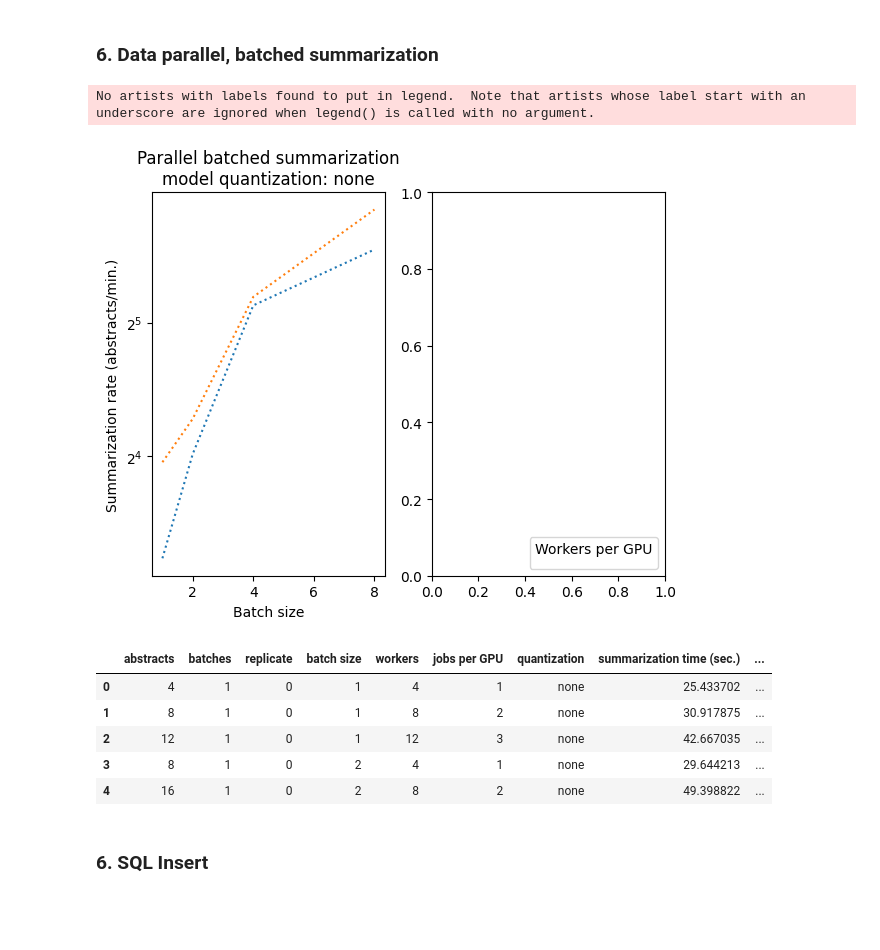
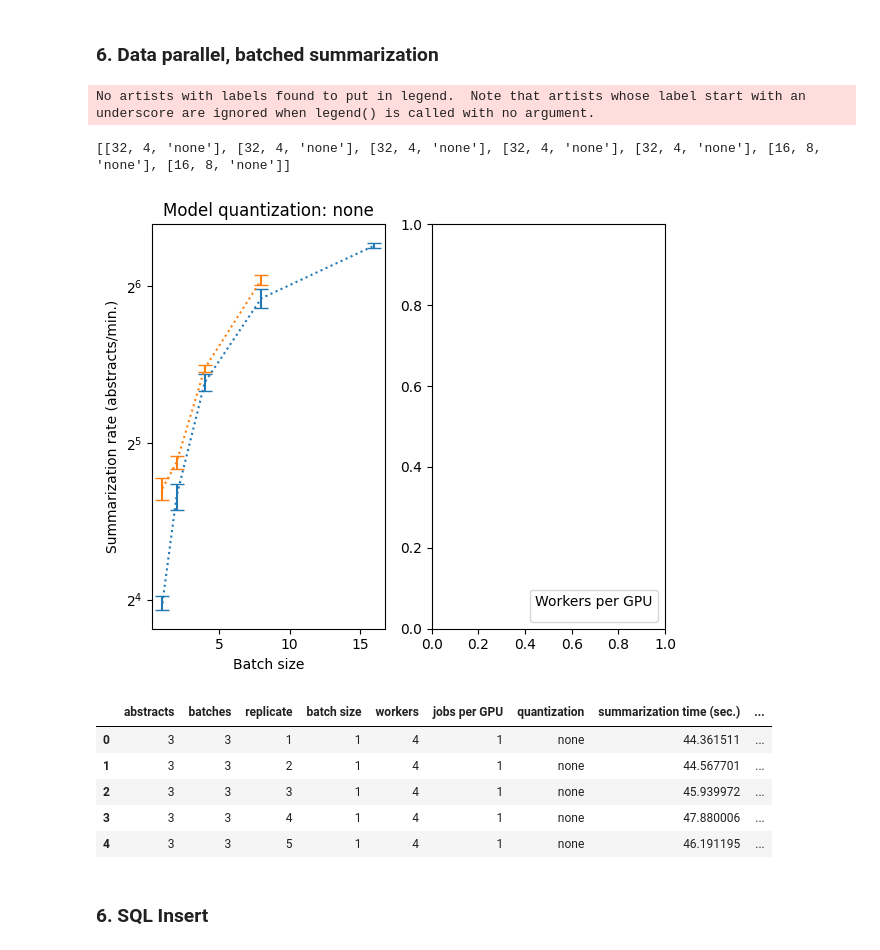
Before and after one commit to gperdrizet/PUBSUM, a Jupyter notebook: pubsum/notebooks/benchmarking_results.ipynb, the cells around one changed output. Drawn from its saved outputs; the diff is of its cells as text; code cells hidden in the pictures; blank space fills up the shorter version.

```diff
--- a/pubsum/notebooks/benchmarking_results.ipynb
+++ b/pubsum/notebooks/benchmarking_results.ipynb
@@ -245,7 +318,33 @@ plt.show()
 # %% [markdown]
 ### 6. Data parallel, batched summarization
 # %%
-data = pd.read_csv('../benchmarks/parallel_batched_summarize/results.csv')
+import numpy as np
+
+data = pd.read_csv('../benchmarks/parallel_batched_summarization/results.csv')
+
+OOM_columns = [
+    'summarization time (sec.)',
+    'summarization rate (abstracts/sec.)'
+]
+
+OOM = data[data['summarization time (sec.)'] == 'OOM']
+OOM = OOM[['batch size', 'workers', 'quantization']]
+OOM_conditions = OOM.to_numpy().tolist()
+
+for OOM_column in OOM_columns:
+    for condition in OOM_conditions:
+
+        data[OOM_column].loc[
+            (data['batch size'] == condition[0]) &
+            (data['workers'] == condition[1]) &
+            (data['quantization'] == condition[2])
+        ] = np.nan
+
+data.dropna(inplace=True)
+
+data['summarization time (sec.)'] = data['summarization time (sec.)'].astype(float)
+data['summarization rate (abstracts/sec.)'] = data['summarization rate (abstracts/sec.)'].astype(float)
+
 data['summarization rate (abstracts/min.)'] = data['summarization rate (abstracts/sec.)'] * 60
 data['jobs per GPU'] = data['workers'] // 4
 
@@ -265,41 +364,42 @@ for quantization in quantization_types:
         plot_data = quantization_type_data[quantization_type_data['jobs per GPU'] == workers]
 
         mean = plot_data.groupby(['batch size']).mean()
         mean.reset_index(inplace=True)
 
         std = plot_data.groupby(['batch size']).std()
         std.reset_index(inplace=True)
 
-        axs[axs_count].set_title(f'Parallel batched summarization\nmodel quantization: {quantization}')
+        axs[axs_count].set_title(f'Model quantization: {quantization}')
         axs[axs_count].set_xlabel('Batch size')
         axs[axs_count].set_ylabel('Summarization rate (abstracts/min.)')
         axs[axs_count].set_yscale('log', base=2)
         axs[axs_count].xaxis.set_major_formatter(FormatStrFormatter('%.0f'))
 
         axs[axs_count].errorbar(
             mean['batch size'],
             mean['summarization rate (abstracts/min.)'],
             yerr=std['summarization rate (abstracts/min.)'],
             capsize=5,
             label=workers,
             linestyle='dotted'
         )
 
     axs_count += 1
 
 plt.legend(loc='lower right', title='Workers per GPU')
 plt.show()
 
 data.head()
 # %% [output]
 No artists with labels found to put in legend.  Note that artists whose label start with an underscore are ignored when legend() is called with no argument.
+[[32, 4, 'none'], [32, 4, 'none'], [32, 4, 'none'], [32, 4, 'none'], [32, 4, 'none'], [16, 8, 'none'], [16, 8, 'none']]
-[figure, old version]
+[figure, new version]
 |  | abstracts | batches | replicate | batch size | workers | jobs per GPU | quantization | summarization time (sec.) | ... |
-| 0 | 4 | 1 | 0 | 1 | 4 | 1 | none | 25.433702 | ... |
-| 1 | 8 | 1 | 0 | 1 | 8 | 2 | none | 30.917875 | ... |
-| 2 | 12 | 1 | 0 | 1 | 12 | 3 | none | 42.667035 | ... |
-| 3 | 8 | 1 | 0 | 2 | 4 | 1 | none | 29.644213 | ... |
-| 4 | 16 | 1 | 0 | 2 | 8 | 2 | none | 49.398822 | ... |
+| 0 | 3 | 3 | 1 | 1 | 4 | 1 | none | 44.361511 | ... |
+| 1 | 3 | 3 | 2 | 1 | 4 | 1 | none | 44.567701 | ... |
+| 2 | 3 | 3 | 3 | 1 | 4 | 1 | none | 45.939972 | ... |
+| 3 | 3 | 3 | 4 | 1 | 4 | 1 | none | 47.880006 | ... |
+| 4 | 3 | 3 | 5 | 1 | 4 | 1 | none | 46.191195 | ... |
 # %% [markdown]
 ### 6. SQL Insert
 # %%
```
Also changed, not shown: parts of 2 cells of this notebook.
